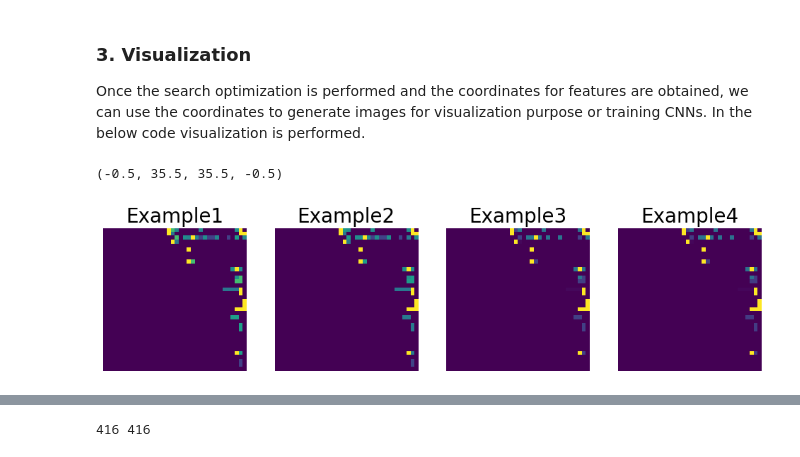
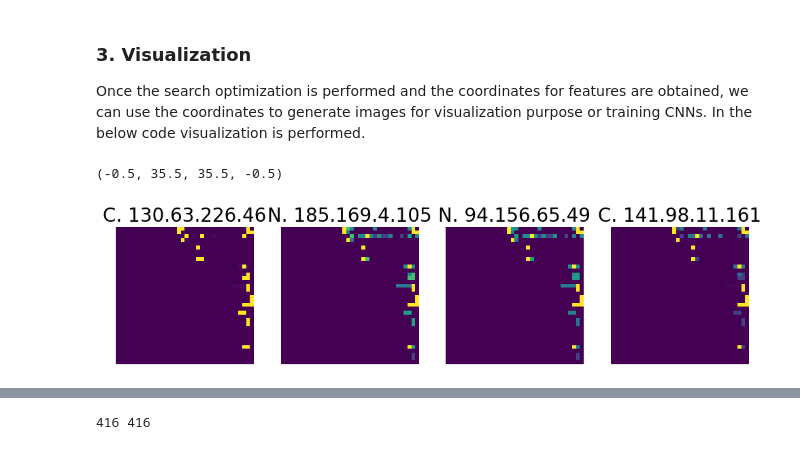
Before and after one commit to arielposada/tabular-data-to-images, a Jupyter notebook: Refined/DDoS/REFINED_DDoS-Two-Classes.ipynb, the cells around one changed output, grey strips where cells are left out. Drawn from its saved outputs; the diff is of its cells as text; code cells hidden in the pictures.

```diff
--- a/Refined/DDoS/REFINED_DDoS-Two-Classes.ipynb
+++ b/Refined/DDoS/REFINED_DDoS-Two-Classes.ipynb
@@ -85,27 +85,27 @@ X_REFINED_MDS = REFINED_Im_Gen(X[:,:],nn, map_in_int_MDS, gene_names_MDS,coords_
 # %%
 Font = 20
 
 fig=plt.figure(figsize=(12,8), dpi= 100)
 plt.subplot(141)
-plt.imshow(X_REFINED_MDS[1,:].reshape(36,36), cmap = 'viridis') # 4x4 is the image dimension
-plt.title("Example1", fontsize = Font)
+plt.imshow(X_REFINED_MDS[0,:].reshape(36,36), cmap = 'viridis') # 4x4 is the image dimension
+plt.title("C. 130.63.226.46", fontsize = Font)
 plt.axis('off')
 
 plt.subplot(142)
-plt.imshow(X_REFINED_MDS[2,:].reshape(36,36), cmap = 'viridis')
-plt.title("Example2", fontsize = Font)
+plt.imshow(X_REFINED_MDS[1,:].reshape(36,36), cmap = 'viridis')
+plt.title("N. 185.169.4.105", fontsize = Font)
 plt.axis('off')
 
 plt.subplot(143)
-plt.imshow(X_REFINED_MDS[3,:].reshape(36,36), cmap = 'viridis')
-plt.title("Example3", fontsize = Font)
+plt.imshow(X_REFINED_MDS[2,:].reshape(36,36), cmap = 'viridis')
+plt.title("N. 94.156.65.49", fontsize = Font)
 plt.axis('off')
 
 
 plt.subplot(144)
-plt.imshow(X_REFINED_MDS[4,:].reshape(36,36), cmap = 'viridis')
-plt.title("Example4", fontsize = Font)
+plt.imshow(X_REFINED_MDS[3,:].reshape(36,36), cmap = 'viridis')
+plt.title("C. 141.98.11.161", fontsize = Font)
 plt.axis('off')
 # %% [output]
 (-0.5, 35.5, 35.5, -0.5)
-[figure, old version]
+[figure, new version]
```
Also changed, not shown: parts of 4 cells of this notebook.
